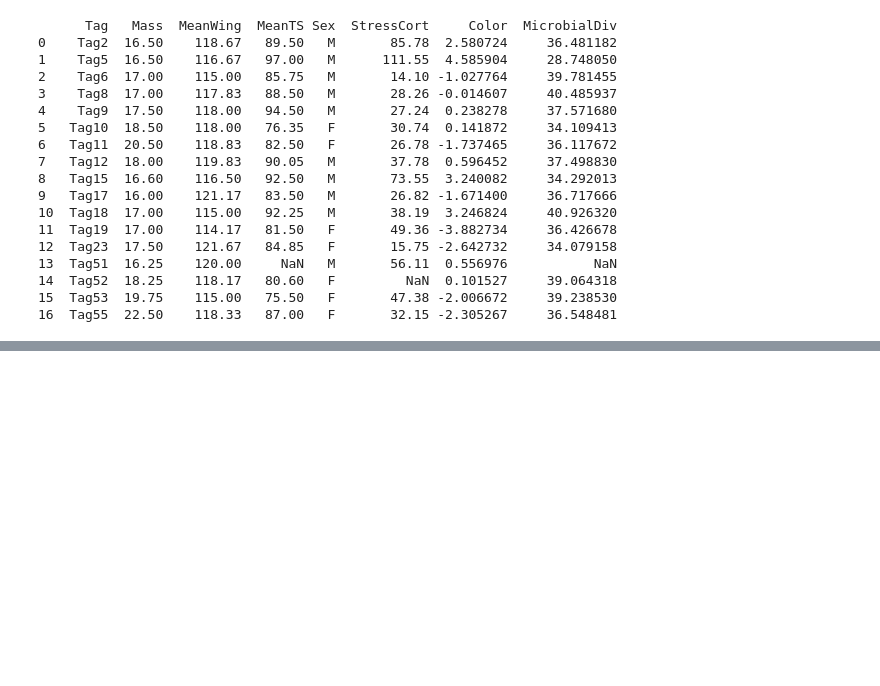
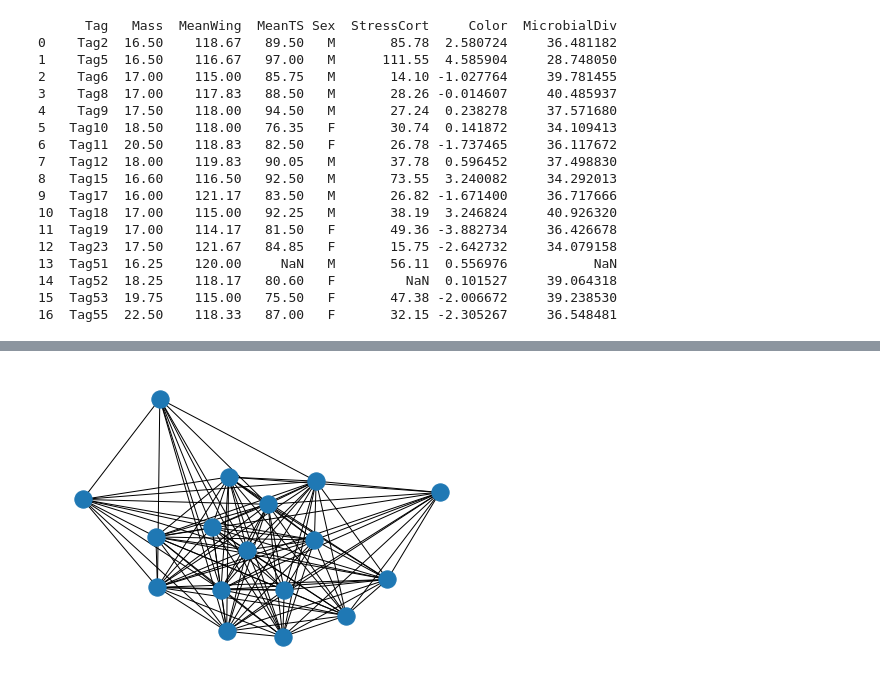
Before and after one commit to eugenemiller112/3352Project, a Jupyter notebook: working_notebook.ipynb, the cells around one changed output, grey strips where cells are left out. Cells and saved outputs as stored; diff of their text form; code cells hidden in the pictures; blank space fills up the shorter version.

```diff
--- a/working_notebook.ipynb
+++ b/working_notebook.ipynb
@@ -28,0 +43,4 @@ social = np.genfromtxt("Levin 2016 Biol Lett data/LevinSocialNetwork.csv", delim
+# %%
+nx.draw_spring(G_social)
+# %% [output]
+[figure, added]
```
Also changed, not shown: parts of 5 cells of this notebook.
